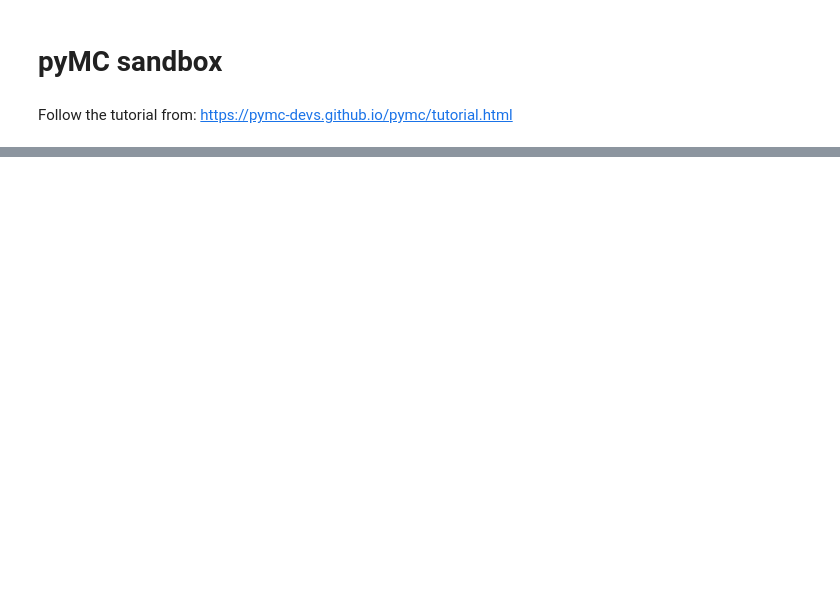
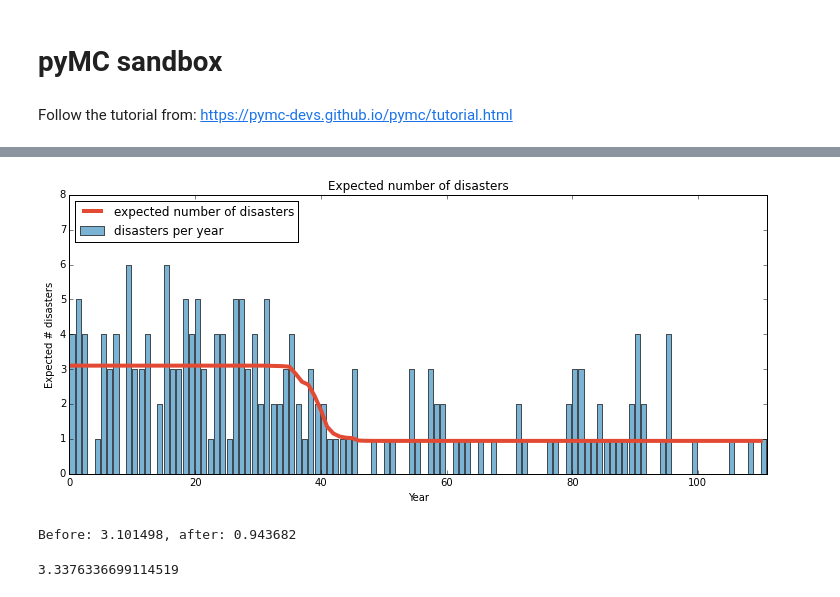
Before and after one commit to klangner/notebooks, a Jupyter notebook: stats/pyMC sandbox.ipynb, the cells around one changed output, grey strips where cells are left out. Cells and saved outputs as stored; diff of their text form; code cells hidden in the pictures; blank space fills up the shorter version.

```diff
--- a/stats/pyMC sandbox.ipynb
+++ b/stats/pyMC sandbox.ipynb
@@ -38,0 +89,31 @@ pm.DiscreteUniform??
+# %%
+figsize(12.5, 5)
+# N samples from the corresponding posterior distribution
+N = sp_samples.shape[0]
+expected_disasters_per_year = np.zeros(disasters_count)
+for year in range(0, disasters_count):
+    ix = year < sp_samples
+    expected_disasters_per_year[year] = (early_samples[ix].sum()
+                                       + late_samples[~ix].sum()) / N
+
+plt.plot(range(disasters_count), expected_disasters_per_year, lw=4, color="#E24A33",
+         label="expected number of disasters")
+plt.xlim(0, disasters_count)
+plt.xlabel("Year")
+plt.ylabel("Expected # disasters")
+plt.title("Expected number of disasters")
+plt.ylim(0, 8)
+plt.bar(np.arange(disasters_count),disasters_array, color="#348ABD", alpha=0.65,
+        label="disasters per year")
+
+plt.legend(loc="upper left");
+# %% [output]
+[figure, added]
+# %%
+print("Before: %f, after: %f" % (early_samples.mean(), late_samples.mean()))
+# %% [output]
+Before: 3.101498, after: 0.943682
+# %%
+(early_samples/late_samples).mean()
+# %% [output]
+3.3376336699114519
```
Also changed, not shown: parts of 11 cells of this notebook.
